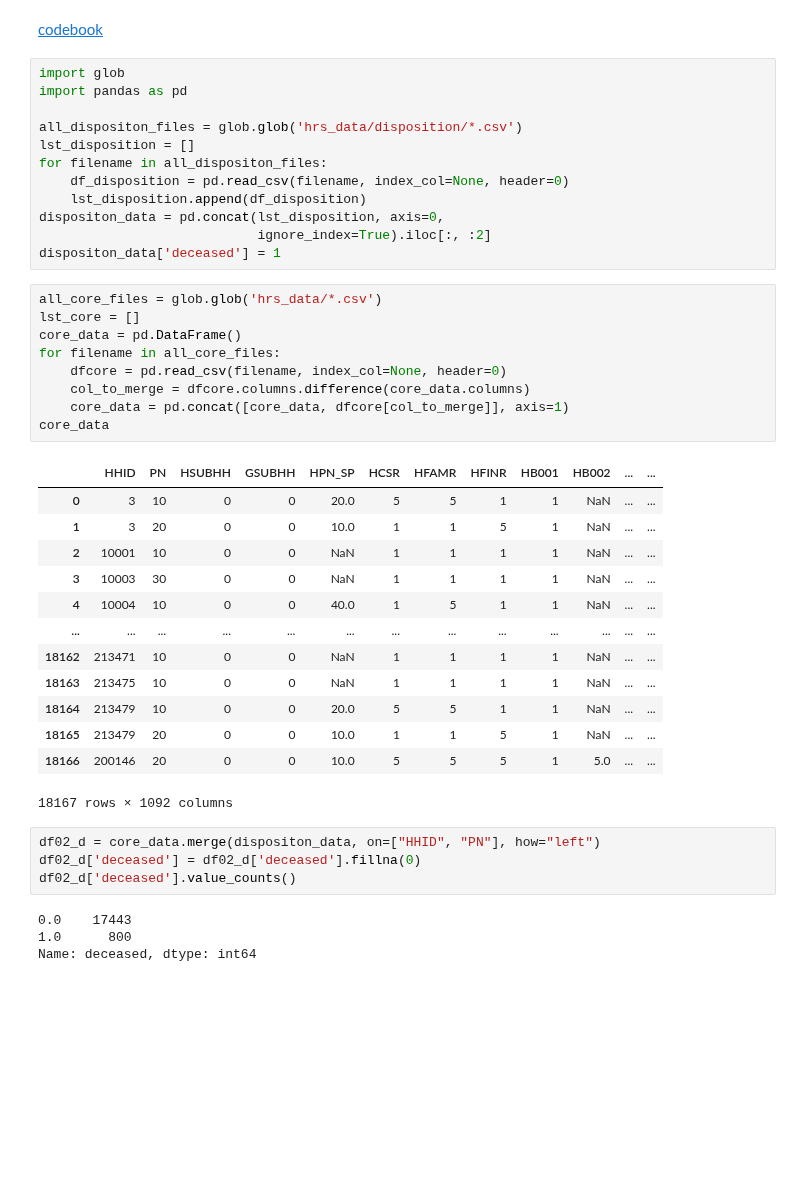
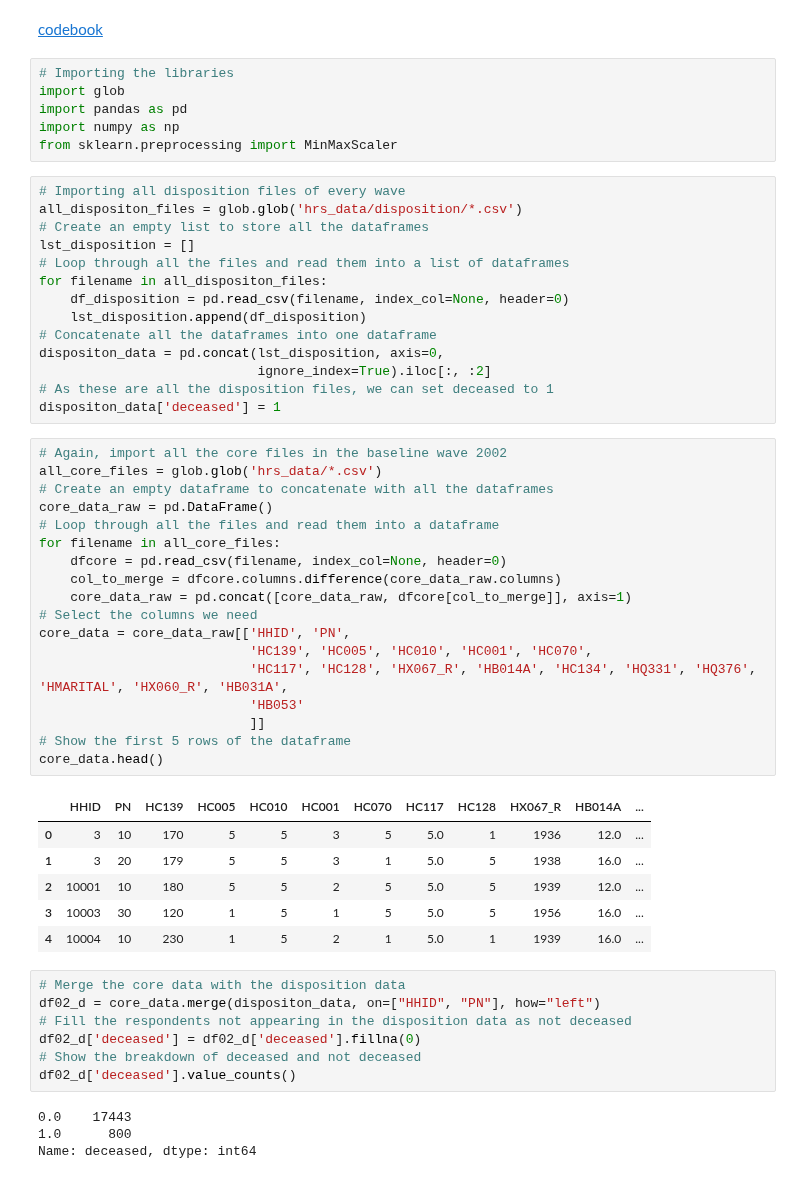
Before and after one commit to yiang-li/Predicting-Mortality-Machine-Learning, a Jupyter notebook: code_hrs.ipynb, the cells around one changed output. Cells and saved outputs as stored; diff of their text form; blank space fills up the shorter version.

```diff
--- a/code_hrs.ipynb
+++ b/code_hrs.ipynb
@@ -1,43 +1,56 @@
 # %% [markdown]
 <a href= "https://hrs.isr.umich.edu/sites/default/files/meta/2002/core/codebook/h02_00.html?_ga=2.14020593.714056361.1676427746-1610833755.1676427746">codebook</a>
+# %%
+# Importing the libraries
+import glob
+import pandas as pd
+import numpy as np
+from sklearn.preprocessing import MinMaxScaler
 # %%
-import glob
-import pandas as pd
-
+# Importing all disposition files of every wave
 all_dispositon_files = glob.glob('hrs_data/disposition/*.csv')
+# Create an empty list to store all the dataframes
 lst_disposition = []
+# Loop through all the files and read them into a list of dataframes
 for filename in all_dispositon_files:
     df_disposition = pd.read_csv(filename, index_col=None, header=0)
     lst_disposition.append(df_disposition)
+# Concatenate all the dataframes into one dataframe
 dispositon_data = pd.concat(lst_disposition, axis=0,
                             ignore_index=True).iloc[:, :2]
+# As these are all the disposition files, we can set deceased to 1
 dispositon_data['deceased'] = 1
-# %%
-all_core_files = glob.glob('hrs_data/*.csv')
-lst_core = []
-core_data = pd.DataFrame()
-for filename in all_core_files:
-    dfcore = pd.read_csv(filename, index_col=None, header=0)
-    col_to_merge = dfcore.columns.difference(core_data.columns)
-    core_data = pd.concat([core_data, dfcore[col_to_merge]], axis=1)
-core_data
-# %% [output]
-|  | HHID | PN | HSUBHH | GSUBHH | HPN_SP | HCSR | HFAMR | HFINR | HB001 | HB002 | ... | ... |
-| 0 | 3 | 10 | 0 | 0 | 20.0 | 5 | 5 | 1 | 1 | NaN | ... | ... |
-| 1 | 3 | 20 | 0 | 0 | 10.0 | 1 | 1 | 5 | 1 | NaN | ... | ... |
-| 2 | 10001 | 10 | 0 | 0 | NaN | 1 | 1 | 1 | 1 | NaN | ... | ... |
-| 3 | 10003 | 30 | 0 | 0 | NaN | 1 | 1 | 1 | 1 | NaN | ... | ... |
-| 4 | 10004 | 10 | 0 | 0 | 40.0 | 1 | 5 | 1 | 1 | NaN | ... | ... |
-| ... | ... | ... | ... | ... | ... | ... | ... | ... | ... | ... | ... | ... |
-| 18162 | 213471 | 10 | 0 | 0 | NaN | 1 | 1 | 1 | 1 | NaN | ... | ... |
-| 18163 | 213475 | 10 | 0 | 0 | NaN | 1 | 1 | 1 | 1 | NaN | ... | ... |
-| 18164 | 213479 | 10 | 0 | 0 | 20.0 | 5 | 5 | 1 | 1 | NaN | ... | ... |
-| 18165 | 213479 | 20 | 0 | 0 | 10.0 | 1 | 1 | 5 | 1 | NaN | ... | ... |
-| 18166 | 200146 | 20 | 0 | 0 | 10.0 | 5 | 5 | 5 | 1 | 5.0 | ... | ... |
-18167 rows × 1092 columns
+# %%
+# Again, import all the core files in the baseline wave 2002
+all_core_files = glob.glob('hrs_data/*.csv')
+# Create an empty dataframe to concatenate with all the dataframes
+core_data_raw = pd.DataFrame()
+# Loop through all the files and read them into a dataframe
+for filename in all_core_files:
+    dfcore = pd.read_csv(filename, index_col=None, header=0)
+    col_to_merge = dfcore.columns.difference(core_data_raw.columns)
+    core_data_raw = pd.concat([core_data_raw, dfcore[col_to_merge]], axis=1)
+# Select the columns we need
+core_data = core_data_raw[['HHID', 'PN',
+                           'HC139', 'HC005', 'HC010', 'HC001', 'HC070',
+                           'HC117', 'HC128', 'HX067_R', 'HB014A', 'HC134', 'HQ331', 'HQ376', 'HMARITAL', 'HX060_R', 'HB031A',
+                           'HB053'
+                           ]]
+# Show the first 5 rows of the dataframe
+core_data.head()
+# %% [output]
+|  | HHID | PN | HC139 | HC005 | HC010 | HC001 | HC070 | HC117 | HC128 | HX067_R | HB014A | ... |
+| 0 | 3 | 10 | 170 | 5 | 5 | 3 | 5 | 5.0 | 1 | 1936 | 12.0 | ... |
+| 1 | 3 | 20 | 179 | 5 | 5 | 3 | 1 | 5.0 | 5 | 1938 | 16.0 | ... |
+| 2 | 10001 | 10 | 180 | 5 | 5 | 2 | 5 | 5.0 | 5 | 1939 | 12.0 | ... |
+| 3 | 10003 | 30 | 120 | 1 | 5 | 1 | 5 | 5.0 | 5 | 1956 | 16.0 | ... |
+| 4 | 10004 | 10 | 230 | 1 | 5 | 2 | 1 | 5.0 | 1 | 1939 | 16.0 | ... |
 # %%
+# Merge the core data with the disposition data
 df02_d = core_data.merge(dispositon_data, on=["HHID", "PN"], how="left")
+# Fill the respondents not appearing in the disposition data as not deceased
 df02_d['deceased'] = df02_d['deceased'].fillna(0)
+# Show the breakdown of deceased and not deceased
 df02_d['deceased'].value_counts()
 # %% [output]
 0.0    17443
```
Also changed, not shown: parts of 4 cells of this notebook, 5 other files.
